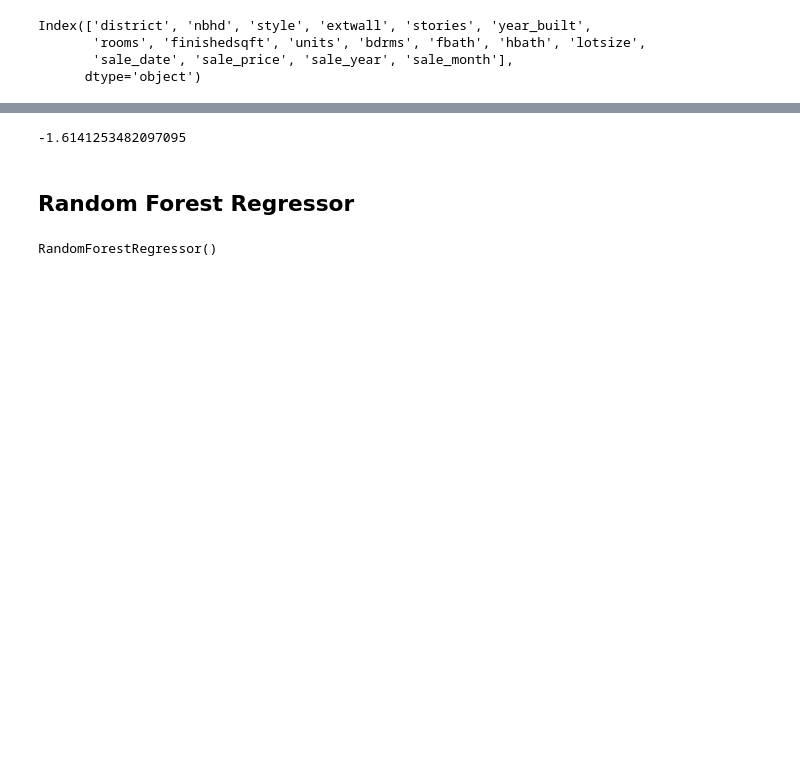
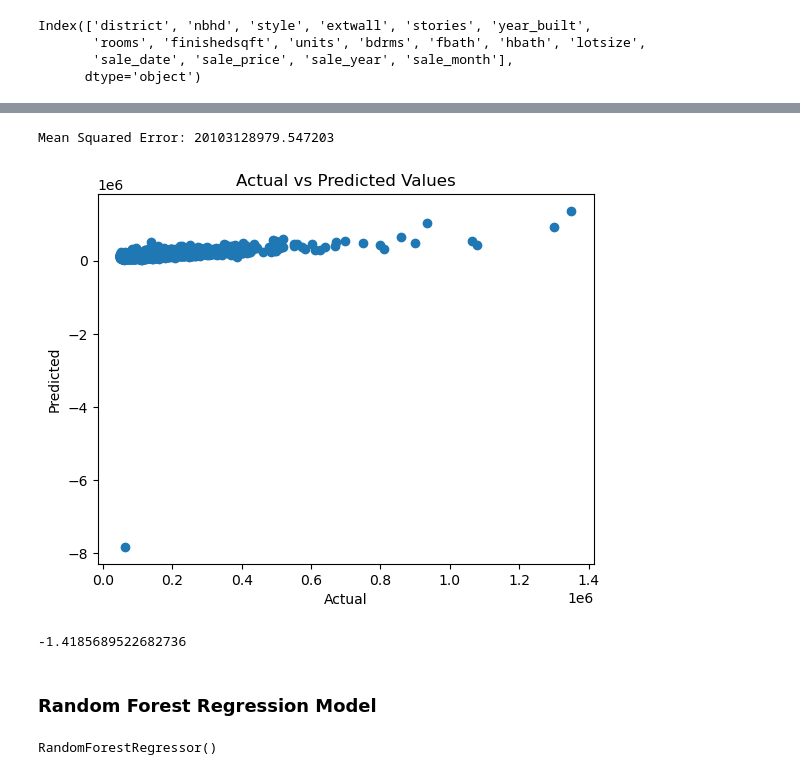
Before and after one commit to vivsarraf/Milwaukee-Property-Price-Predictor-Dashboard, a Jupyter notebook: Project4_PredictionModel_June11.ipynb, the cells around one changed output, grey strips where cells are left out. Drawn from its saved outputs; the diff is of its cells as text; code cells hidden in the pictures; blank space fills up the shorter version.

Commit message:
Updated code and data
Populated missing features in the listings dataset to allow the model to run and predict the house price in 2024

```diff
--- a/Project4_PredictionModel_June11.ipynb
+++ b/Project4_PredictionModel_June11.ipynb
@@ -247,0 +58,7 @@ Name: sale_price, Length: 3777, dtype: int64
+# %%
+# Combining full bath and half bath columns into 1 to align with the property listings data
+data['baths_total'] = data['fbath'] + data['hbath']
+# Dropping 'fbath', 'hbath', and 'year_built' columns as they are not available in the property listings data
+data = data.drop(columns=['fbath','hbath','year_built'])
+# Check for any null values
+data.isnull().sum()
@@ -247,0 +104,6 @@ Name: sale_price, Length: 3777, dtype: int64
+# %%
+# Dropping saledate because it's not needed for the model. We're going to use sale-year and sale-month
+data = data.drop(columns=['sale_date'])
+data = data.rename(columns={'sale_year': 'year', 'sale_month':'month'})
+data = data[['district','nbhd','style','extwall','stories','rooms','finishedsqft','lotsize','units','bdrms','baths_total','year','month','sale_price']]
+data
@@ -247,0 +144,3 @@ Name: sale_price, Length: 3777, dtype: int64
+# %%
+# Sort the columns by alphabetical order so it's easier to organize when feeding the inputs for the model
+data_dummies = data_dummies.reindex(sorted(data_dummies.columns), axis=1)
@@ -248,10 +259,28 @@ Name: sale_price, Length: 3777, dtype: int64
+# %%
+# Prediction with test data
+y_pred = model.predict(X_test)
+# Getting mean square
+mse = mean_squared_error(y_test, y_pred)
+print(f'Mean Squared Error: {mse}')
+# %% [output]
+Mean Squared Error: 20103128979.547203
+# %%
+# Plotting graph between real and predicted values
+plt.scatter(y_test, y_pred)
+plt.xlabel('Actual')
+plt.ylabel('Predicted')
+plt.title('Actual vs Predicted Values')
+# plt.ylim(0, 1600000)
+plt.show()
+# %% [output]
+[figure, added]
 # %%
 # determining accuracy score
 model.score(X_test, y_test)
 # %% [output]
--1.6141253482097095
+-1.4185689522682736
 # %% [markdown]
-## Random Forest Regressor
+### Random Forest Regression Model
 # %%
 model = RandomForestRegressor()
 model.fit(X_train, y_train)
```
Also changed, not shown: parts of 55 cells of this notebook, 12 other files.
